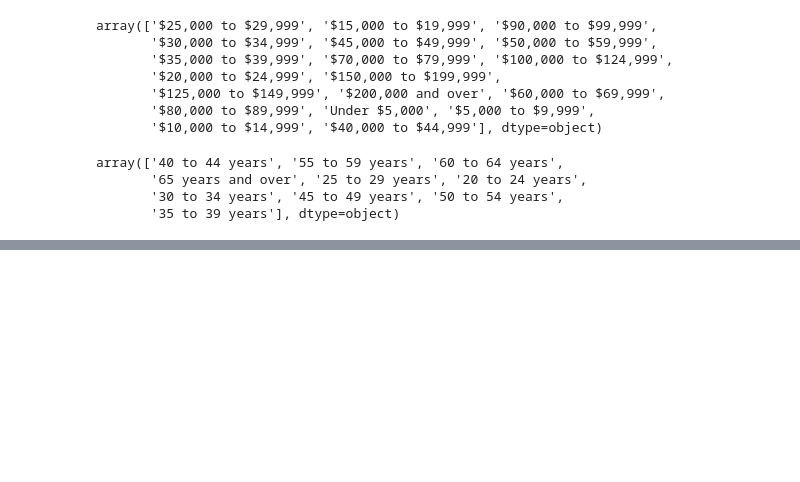
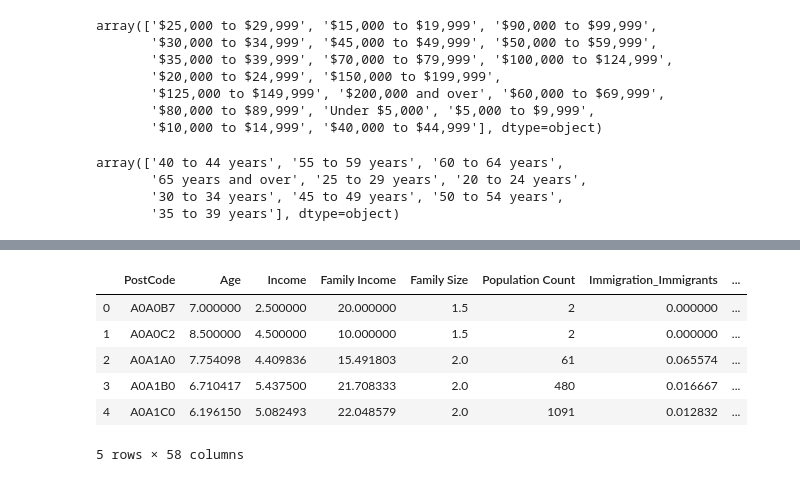
Before and after one commit to superyang713/Synthetic_Data_Generation, a Jupyter notebook: demographics_data_preprocessing_1.ipynb, the cells around one changed output, grey strips where cells are left out. Saved outputs shown, nothing was run; the diff lists cells and outputs as text; code cells hidden in the pictures; blank space fills up the shorter version.

```diff
--- a/demographics_data_preprocessing_1.ipynb
+++ b/demographics_data_preprocessing_1.ipynb
@@ -334,0 +376,4 @@ ordered_age = {
+# %%
+df_ordinal.replace(ordered_age, inplace=True)
+df_ordinal.replace(ordered_income, inplace=True)
+df_ordinal.replace(ordered_family_income, inplace=True)
@@ -334,0 +389,9 @@ ordered_age = {
+# %%
+
+df_ordinal_agg = df_ordinal.groupby("PostCode").agg(
+    {
+        "Age": np.mean,
+        "Income": np.mean,
+        "Family Income": np.mean,
+    }
+)
@@ -334,0 +419,14 @@ ordered_age = {
+# %%
+df_agg = df_ordinal_agg.merge(df_numeric_agg, on='PostCode') \
+                       .merge(df_nominal_agg, on='PostCode') \
+                       .reset_index()
+# %%
+df_agg.head()
+# %% [output]
+|  | PostCode | Age | Income | Family Income | Family Size | Population Count | Immigration_Immigrants | ... |
+| 0 | A0A0B7 | 7.000000 | 2.500000 | 20.000000 | 1.5 | 2 | 0.000000 | ... |
+| 1 | A0A0C2 | 8.500000 | 4.500000 | 10.000000 | 1.5 | 2 | 0.000000 | ... |
+| 2 | A0A1A0 | 7.754098 | 4.409836 | 15.491803 | 2.0 | 61 | 0.065574 | ... |
+| 3 | A0A1B0 | 6.710417 | 5.437500 | 21.708333 | 2.0 | 480 | 0.016667 | ... |
+| 4 | A0A1C0 | 6.196150 | 5.082493 | 22.048579 | 2.0 | 1091 | 0.012832 | ... |
+5 rows × 58 columns
```
Also changed, not shown: parts of 6 cells of this notebook, 2 other files.
